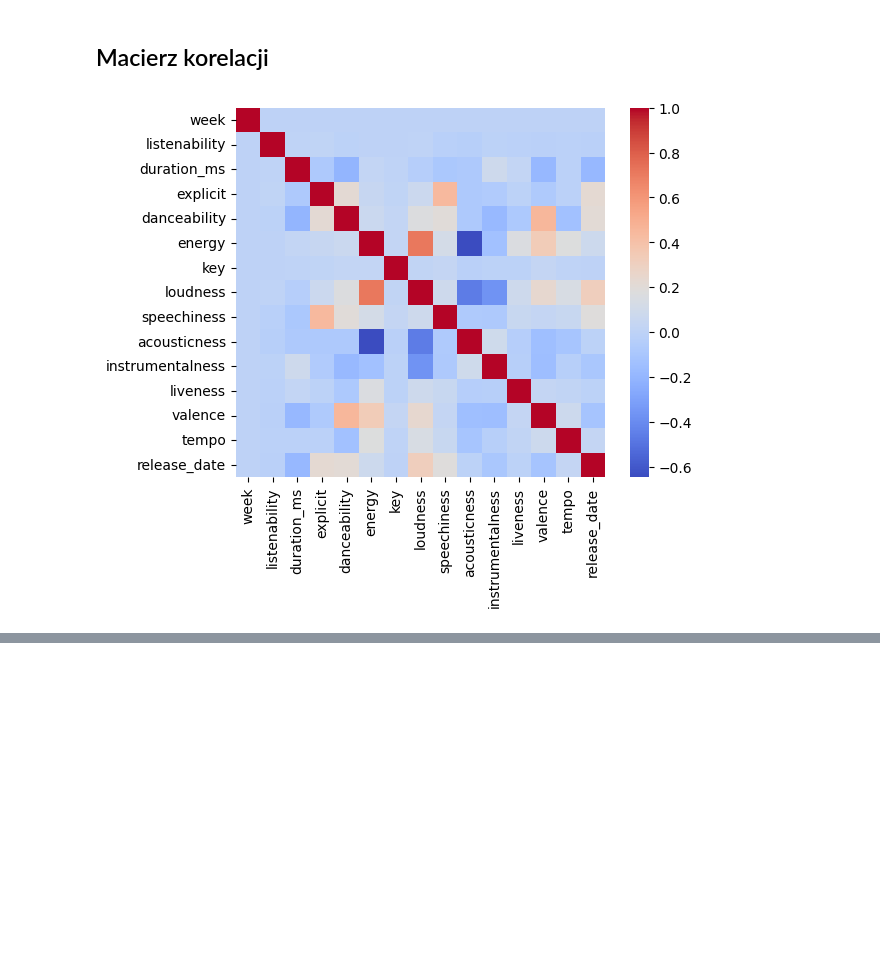
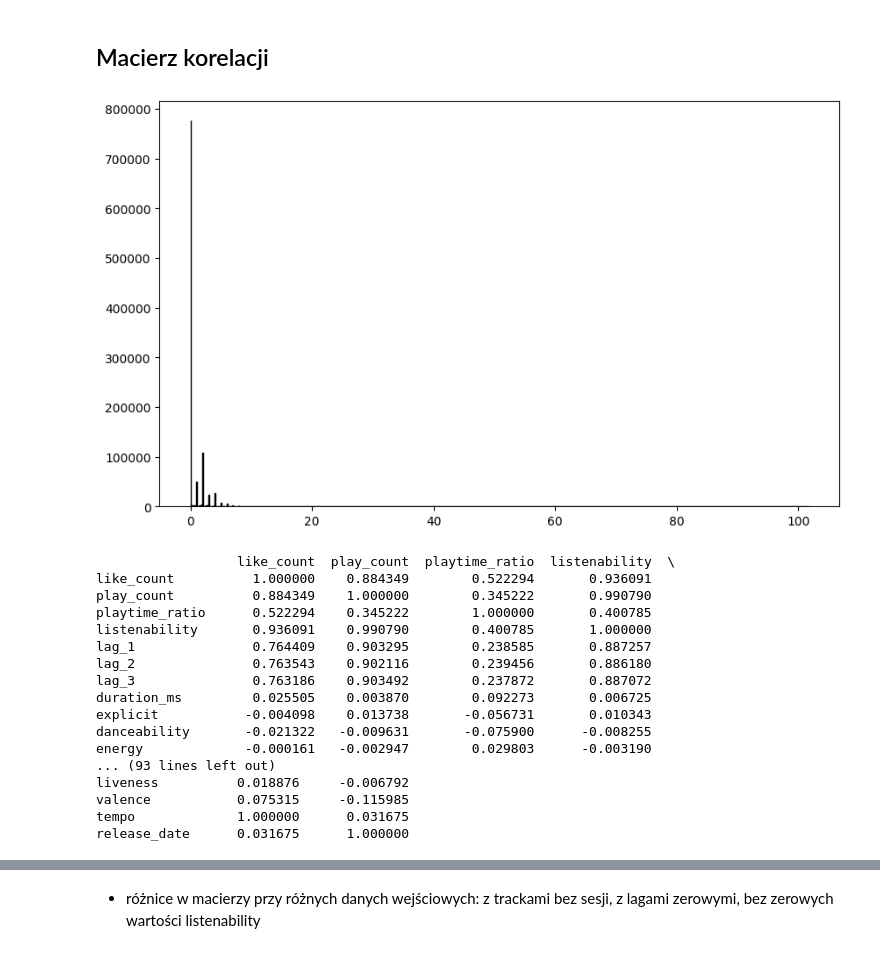
Before and after one commit to Kieru18/Next-Week-s-Top-Tracks, a Jupyter notebook: feature_engineering.ipynb, the cells around one changed output, grey strips where cells are left out. Saved outputs shown, nothing was run; the diff lists cells and outputs as text; code cells hidden in the pictures; blank space fills up the shorter version.

Commit message:
data correlation with lags added

```diff
--- a/feature_engineering.ipynb
+++ b/feature_engineering.ipynb
@@ -166,19 +166,26 @@ all_counts_df = all_counts_df.fillna(0)
 listenability_df = all_counts_df.copy()
 listenability_df['listenability'] = listenability_df['play_count'] * listenability_df['playtime_ratio'] + listenability_df['like_count']
 
+listenability_df['lag_1'] = listenability_df.groupby('track_id')['listenability'].shift(1)
+listenability_df['lag_2'] = listenability_df.groupby('track_id')['listenability'].shift(2)
+listenability_df['lag_3'] = listenability_df.groupby('track_id')['listenability'].shift(3)
+
 # listenability_df = listenability_df.drop(['play_count', 'playtime_ratio', 'like_count'], axis=1)
-listenability_df.info()
+# listenability_df.info()
+# print(listenability_df[listenability_df["track_id"] == "27Y1N4Q4U3EfDU5Ubw8ws2"].sort_values(by="week"))
+
 
 track_features = ['track_id', 'duration_ms', 'explicit', 'danceability',
             'energy', 'key', 'loudness', 'speechiness', 'acousticness',
             'instrumentalness', 'liveness', 'valence', 'tempo', 'release_date']
 
 
-
 full_df = pd.merge(listenability_df, tracks[track_features], on=['track_id'], how='left')
 
+full_df = full_df.fillna(0)
+full_df.info()
+print(full_df.tail)
 #print(full_df[full_df["track_id"] == "27Y1N4Q4U3EfDU5Ubw8ws2"].sort_values(by="week"))
-print(full_df)
 # %% [output]
 <class 'pandas.core.frame.DataFrame'>
 Int64Index: 1143012 entries, 0 to 1143011
@@ -200,7 +207,38 @@ memory usage: 34.9+ MB
 # %% [markdown]
 ## Macierz korelacji
-# %%
-correlation_matrix = full_df.drop('track_id', axis=1).corr()
-sns.heatmap(correlation_matrix, cmap='coolwarm', square=True);
-# %% [output]
-[figure, removed]
+# %%
+new_df = full_df
+new_df = new_df[new_df['week'] > 4]
+#new_df = new_df[new_df['listenability'] > 0]
+
+# # usuwamy wszystkie utwory, które nie miały powiązanej ani jednej sesji
+# unique_tracks = sessions['track_id'].unique()
+# new_df = new_df[new_df['track_id'].isin(unique_tracks)]
+
+
+plt.figure(figsize=(10, 6))
+plt.hist(new_df['listenability'], bins=1000, edgecolor='black')
+plt.show()
+
+correlation_matrix = new_df.drop(['track_id', 'week'], axis=1).corr()
+sns.heatmap(correlation_matrix, cmap='coolwarm', square=True)
+print(correlation_matrix)
+# %% [output]
+[figure, added]
+                  like_count  play_count  playtime_ratio  listenability  \
+like_count          1.000000    0.884349        0.522294       0.936091
+play_count          0.884349    1.000000        0.345222       0.990790
+playtime_ratio      0.522294    0.345222        1.000000       0.400785
+listenability       0.936091    0.990790        0.400785       1.000000
+lag_1               0.764409    0.903295        0.238585       0.887257
+lag_2               0.763543    0.902116        0.239456       0.886180
+lag_3               0.763186    0.903492        0.237872       0.887072
+duration_ms         0.025505    0.003870        0.092273       0.006725
+explicit           -0.004098    0.013738       -0.056731       0.010343
+danceability       -0.021322   -0.009631       -0.075900      -0.008255
+energy             -0.000161   -0.002947        0.029803      -0.003190
+... (93 lines left out)
+liveness          0.018876     -0.006792
+valence           0.075315     -0.115985
+tempo             1.000000      0.031675
+release_date      0.031675      1.000000
@@ -206,0 +246,2 @@ sns.heatmap(correlation_matrix, cmap='coolwarm', square=True);
+# %% [markdown]
+- różnice w macierzy przy różnych danych wejściowych: z trackami bez sesji, z lagami zerowymi, bez zerowych wartości listenability
```
Also changed, not shown: parts of 2 cells of this notebook.
